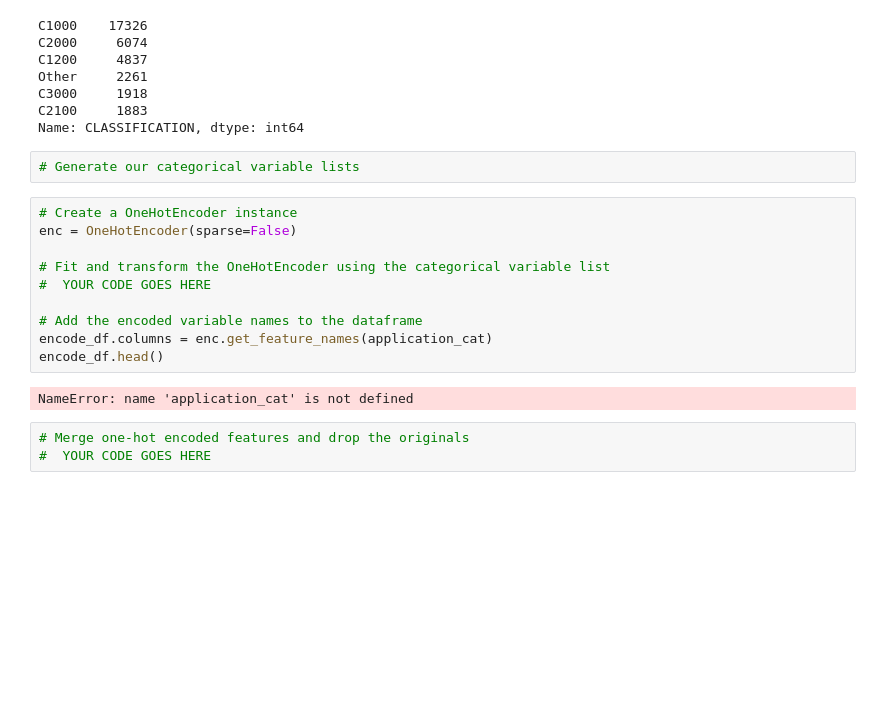
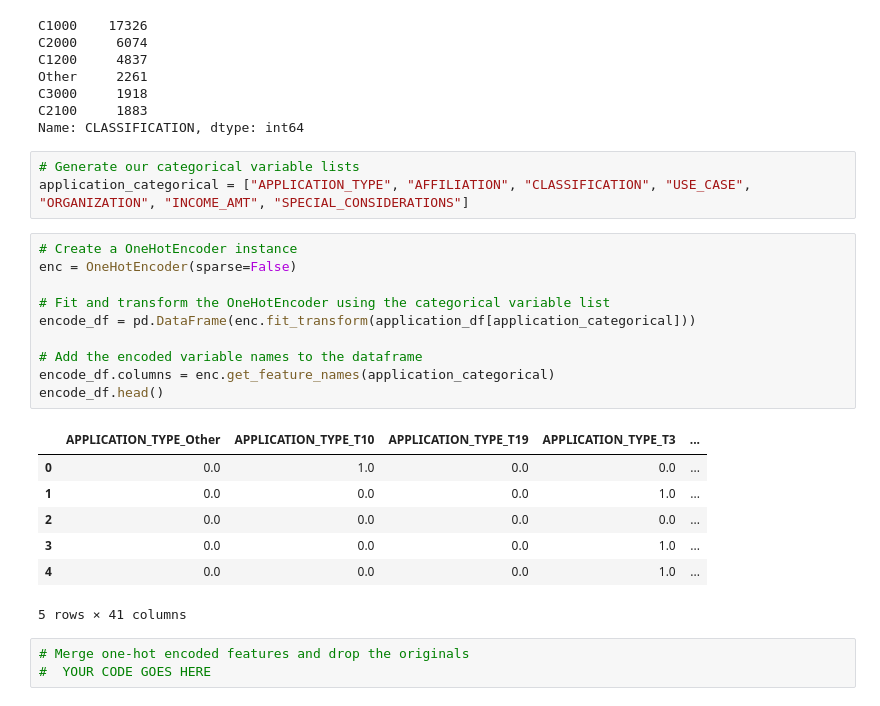
Before and after one commit to ahmed17777/Neural_Network_Charity_Analysis, a Jupyter notebook: AlphabetSoupCharity.ipynb, the cells around one changed output. Saved outputs shown, nothing was run; the diff lists cells and outputs as text; blank space fills up the shorter version.

```diff
--- a/AlphabetSoupCharity.ipynb
+++ b/AlphabetSoupCharity.ipynb
@@ -137,18 +137,25 @@ C2100     1883
 Name: CLASSIFICATION, dtype: int64
 # %%
 # Generate our categorical variable lists
+application_categorical = ["APPLICATION_TYPE", "AFFILIATION", "CLASSIFICATION", "USE_CASE", "ORGANIZATION", "INCOME_AMT", "SPECIAL_CONSIDERATIONS"]
 # %%
 # Create a OneHotEncoder instance
 enc = OneHotEncoder(sparse=False)
 
 # Fit and transform the OneHotEncoder using the categorical variable list
-#  YOUR CODE GOES HERE
+encode_df = pd.DataFrame(enc.fit_transform(application_df[application_categorical]))
 
 # Add the encoded variable names to the dataframe
-encode_df.columns = enc.get_feature_names(application_cat)
+encode_df.columns = enc.get_feature_names(application_categorical)
 encode_df.head()
 # %% [output]
+|  | APPLICATION_TYPE_Other | APPLICATION_TYPE_T10 | APPLICATION_TYPE_T19 | APPLICATION_TYPE_T3 | ... |
+| 0 | 0.0 | 1.0 | 0.0 | 0.0 | ... |
+| 1 | 0.0 | 0.0 | 0.0 | 1.0 | ... |
+| 2 | 0.0 | 0.0 | 0.0 | 0.0 | ... |
+| 3 | 0.0 | 0.0 | 0.0 | 1.0 | ... |
+| 4 | 0.0 | 0.0 | 0.0 | 1.0 | ... |
-NameError: name 'application_cat' is not defined
+5 rows × 41 columns
 # %%
 # Merge one-hot encoded features and drop the originals
 #  YOUR CODE GOES HERE
```
